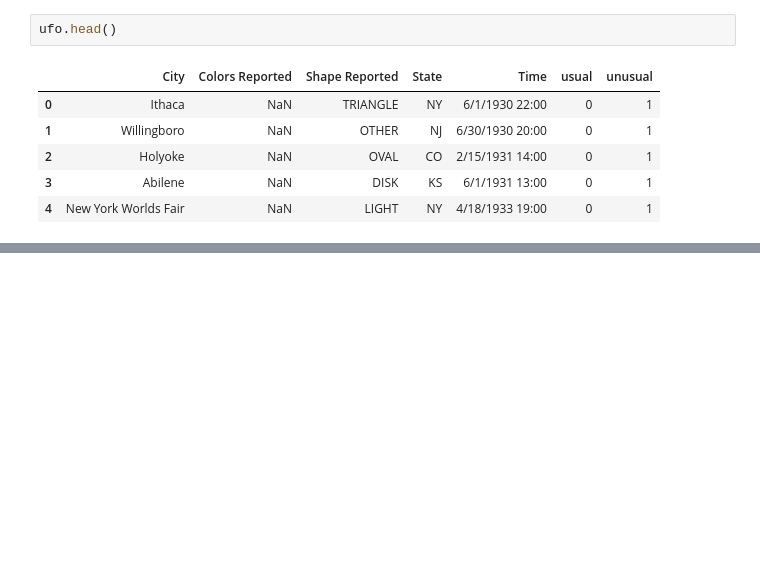
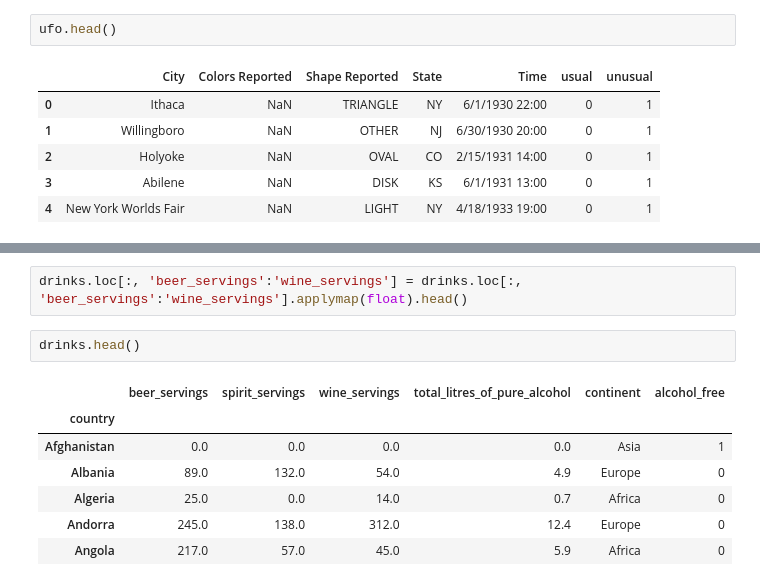
Before and after one commit to arkoneogy/mytutorials, a Jupyter notebook: python/explore/pandas_tidbits.ipynb, the cells around one changed output, grey strips where cells are left out. Drawn from its saved outputs; the diff is of its cells as text; blank space fills up the shorter version.

```diff
--- a/python/explore/pandas_tidbits.ipynb
+++ b/python/explore/pandas_tidbits.ipynb
@@ -293,0 +463,12 @@ ufo.head()
+# %%
+drinks.loc[:, 'beer_servings':'wine_servings'] = drinks.loc[:, 'beer_servings':'wine_servings'].applymap(float).head()
+# %%
+drinks.head()
+# %% [output]
+|  | beer_servings | spirit_servings | wine_servings | total_litres_of_pure_alcohol | continent | alcohol_free |
+| country |  |  |  |  |  |  |
+| Afghanistan | 0.0 | 0.0 | 0.0 | 0.0 | Asia | 1 |
+| Albania | 89.0 | 132.0 | 54.0 | 4.9 | Europe | 0 |
+| Algeria | 25.0 | 0.0 | 14.0 | 0.7 | Africa | 0 |
+| Andorra | 245.0 | 138.0 | 312.0 | 12.4 | Europe | 0 |
+| Angola | 217.0 | 57.0 | 45.0 | 5.9 | Africa | 0 |
```
Also changed, not shown: parts of 24 cells of this notebook.
